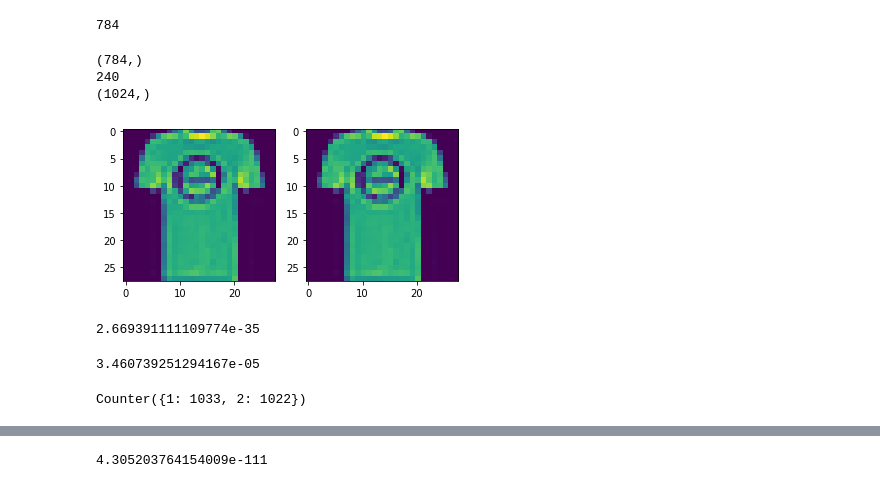
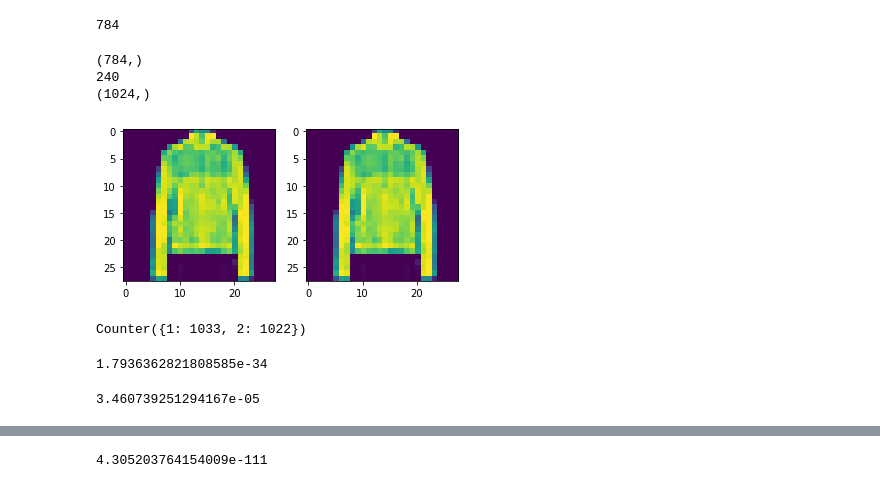
Before and after one commit to iQuHACK/2023_IonQ_Remote, a Jupyter notebook: part1_no_pca.ipynb, the cells around one changed output, grey strips where cells are left out. Saved outputs shown, nothing was run; the diff lists cells and outputs as text; code cells hidden in the pictures.

```diff
--- a/part1_no_pca.ipynb
+++ b/part1_no_pca.ipynb
@@ -261,41 +278,40 @@ def decode(histogram, normalizaton_factor):
     image_rec = root[:N]
 
     image_rec = image_rec.reshape(28, 28)
 
     return image_rec
 
 
-img = images[0]
+img = images[500]
 
 img = np.array(img)
 
 qc, normalization_factor = encode(img)
 
 histogram = simulate(qc)
 
 image_rec = decode(histogram, normalization_factor)
 
 
 fig, (ax1, ax2) = plt.subplots(nrows=1, ncols=2)
 
 ax1.imshow(img)
 
 ax2.imshow(image_rec)
 
 plt.show()
 
+print(count_gates(qc))
+
 image_mse(img, image_rec)
 # %% [output]
 (784,)
 240
 (1024,)
-[figure, old version]
+[figure, new version]
-2.669391111109774e-35
+Counter({1: 1033, 2: 1022})
+1.7936362821808585e-34
 # %%
 0.99 ** (1022)
 # %% [output]
 3.460739251294167e-05
-# %%
-count_gates(qc)
-# %% [output]
-Counter({1: 1033, 2: 1022})
```
Also changed, not shown: parts of 12 cells of this notebook, 1 other file.
